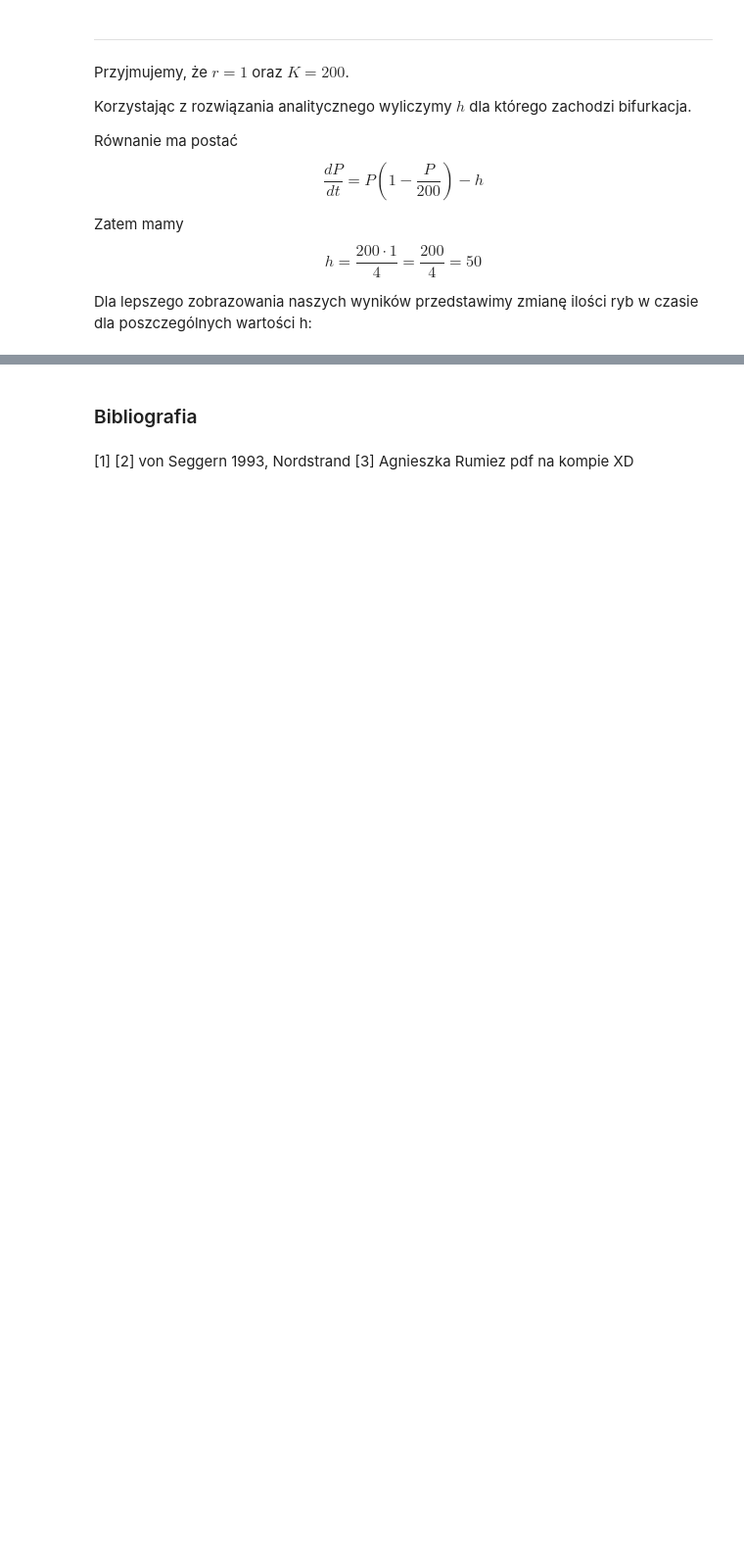
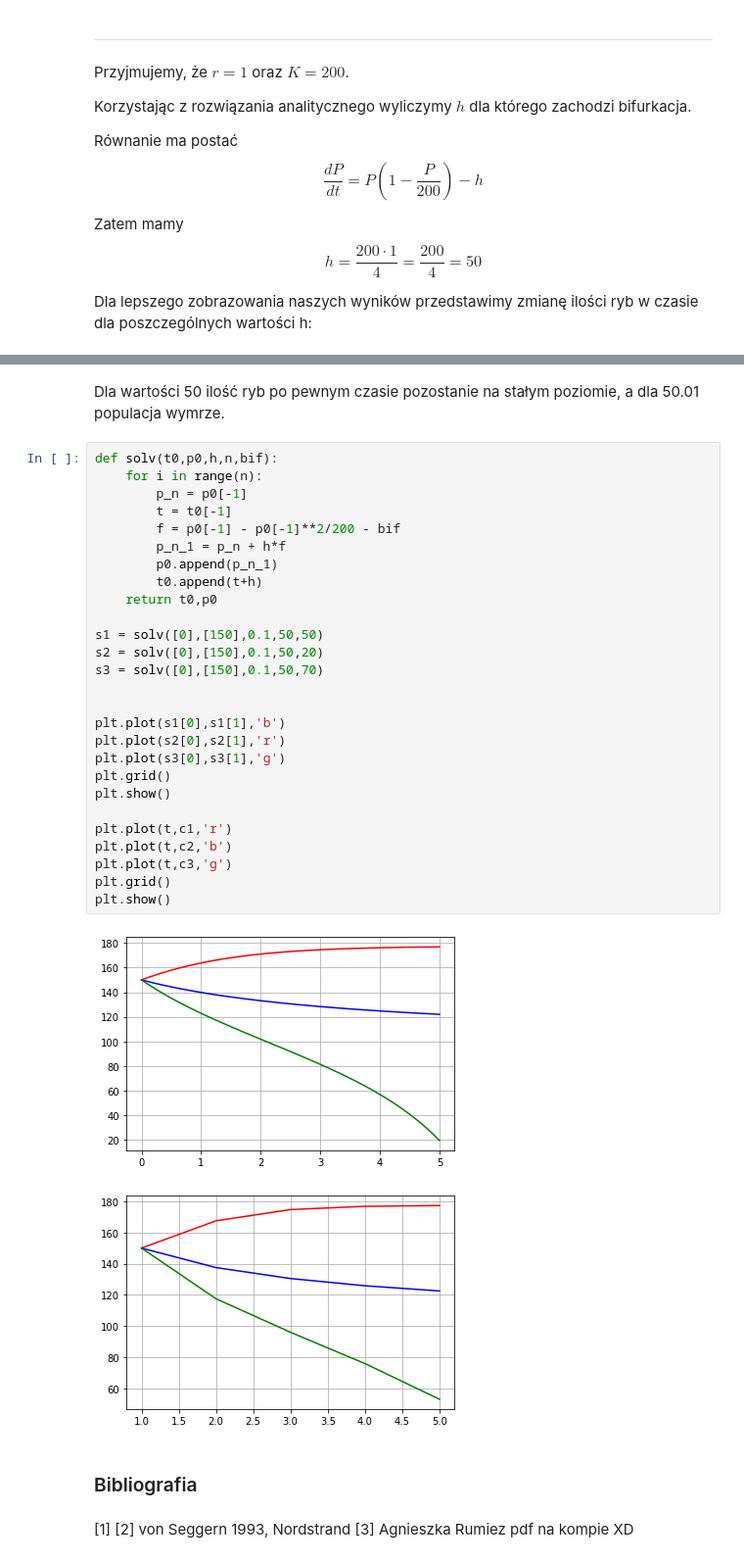
Before and after one commit to klaudynka245/Bifurcations, a Jupyter notebook: teoria katastrof.ipynb, the cells around one changed output, grey strips where cells are left out. Shown at 98% size. Saved outputs shown, nothing was run; the diff lists cells and outputs as text; blank space fills up the shorter version.

```diff
--- a/teoria katastrof.ipynb
+++ b/teoria katastrof.ipynb
@@ -363,3 +361,35 @@ Dla wartości 50 ilość ryb po pewnym czasie pozostanie na stałym poziomie, a
+# %% [markdown]
+Dla wartości 50 ilość ryb po pewnym czasie pozostanie na stałym poziomie, a dla 50.01 populacja wymrze.
+# %%
+def solv(t0,p0,h,n,bif):
+    for i in range(n):
+        p_n = p0[-1]
+        t = t0[-1]
+        f = p0[-1] - p0[-1]**2/200 - bif
+        p_n_1 = p_n + h*f
+        p0.append(p_n_1)
+        t0.append(t+h)
+    return t0,p0
+
+s1 = solv([0],[150],0.1,50,50)
+s2 = solv([0],[150],0.1,50,20)
+s3 = solv([0],[150],0.1,50,70)
+
+
+plt.plot(s1[0],s1[1],'b')
+plt.plot(s2[0],s2[1],'r')
+plt.plot(s3[0],s3[1],'g')
+plt.grid()
+plt.show()
+
+plt.plot(t,c1,'r')
+plt.plot(t,c2,'b')
+plt.plot(t,c3,'g')
+plt.grid()
+plt.show()
+# %% [output]
+[figure, added]
+[figure, added]
 # %% [markdown]
 ### Bibliografia
 # %% [markdown]
```
Also changed, not shown: parts of 9 cells of this notebook.
